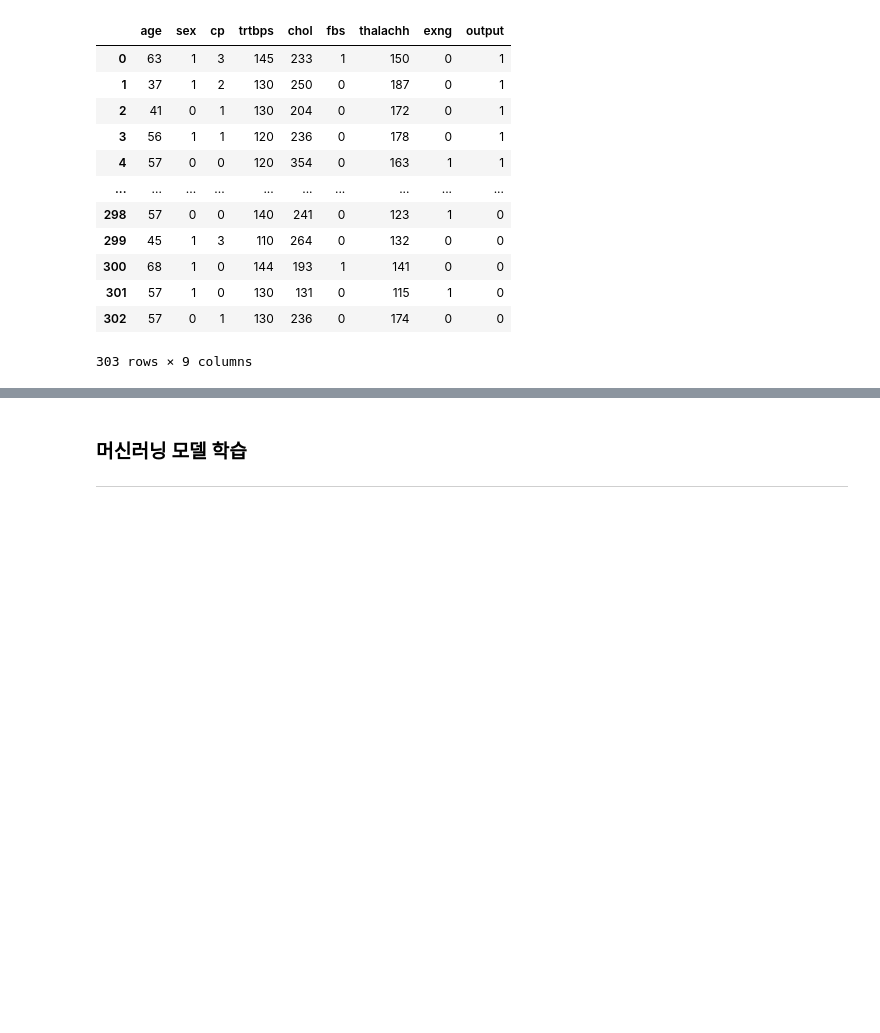
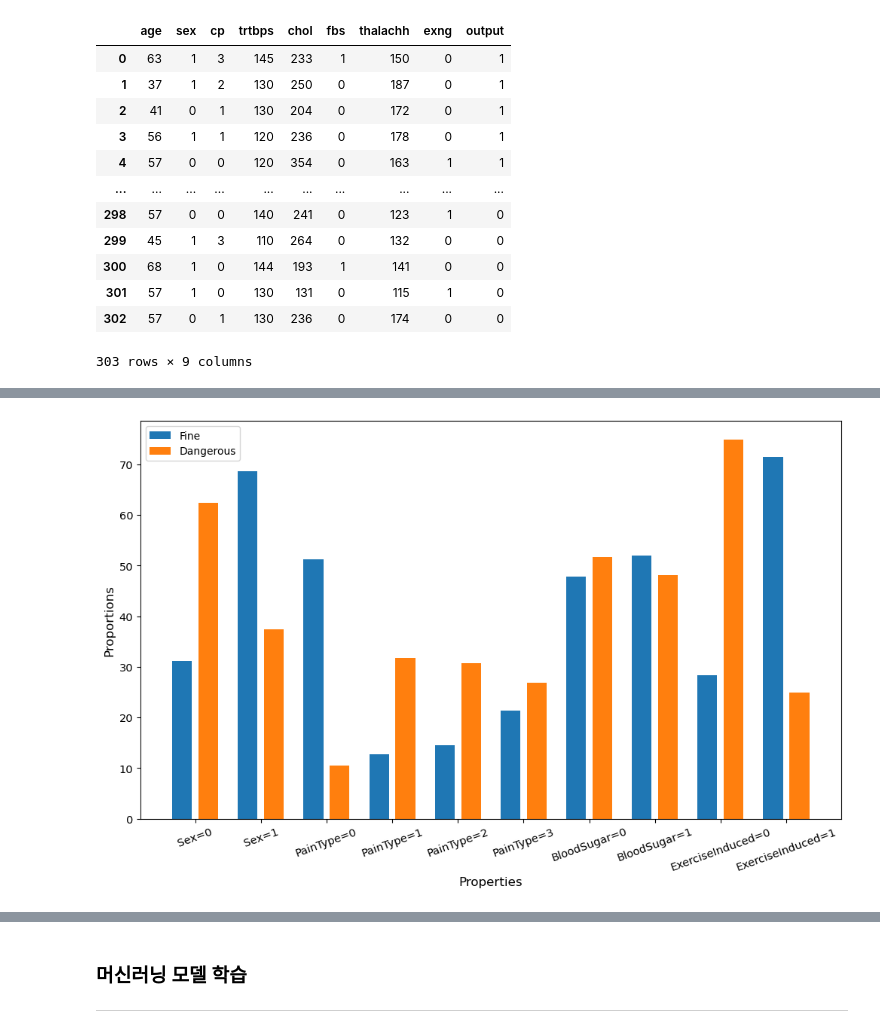
Before and after one commit to XxCtrlZxX/AI_Project2_2021, a Jupyter notebook: HeartAttack_Prediction/data_processing.ipynb, the cells around one changed output, grey strips where cells are left out. Drawn from its saved outputs; the diff is of its cells as text; code cells hidden in the pictures; blank space fills up the shorter version.

```diff
--- a/HeartAttack_Prediction/data_processing.ipynb
+++ b/HeartAttack_Prediction/data_processing.ipynb
@@ -144,0 +183,29 @@ plt
+# %%
+#One-Hot으로 변환되는 열들
+atomic_df = mean_df.drop(['Age', 'BloodPressure', 'Cholestoral', 'MaxHeartRate'], axis = 1)
+#One-Hot에 영향받지 않는, 상대적으로 연속적인 열들
+continuous_df = mean_df.drop([
+    'Sex=0', 'Sex=1', 'PainType=0', 'PainType=1', 'PainType=2', 'PainType=3', 'BloodSugar=0', 'BloodSugar=1',
+    'ExerciseInduced=0', 'ExerciseInduced=1',
+], axis = 1)
+# %%
+plt.figure(figsize = (12, 7), dpi = 100)
+
+#x축, y축 값 설정
+plt.xticks(range(0, 10, 1), atomic_df.columns, size = 10.5, rotation = 20)
+plt.yticks(np.arange(0, 100.19, 10.02), range(0, 100, 10), size = 10.5)
+
+#두 가지 막대 그래프 그리기
+axis = np.arange(len(atomic_df.columns))
+plt.bar(axis - 0.2, atomic_df.loc['Fine'], width = 0.3, label = 'Fine')
+plt.bar(axis + 0.2, atomic_df.loc['Dangerous'], width = 0.3, label = 'Dangerous')
+
+#x축, y축 레이블 설정
+plt.xlabel('Properties', fontsize = 12)
+plt.ylabel('Proportions', fontsize = 12)
+
+#plt.grid(True)
+plt.legend()
+plt.show()
+# %% [output]
+[figure, added]
```
Also changed, not shown: parts of 10 cells of this notebook.
